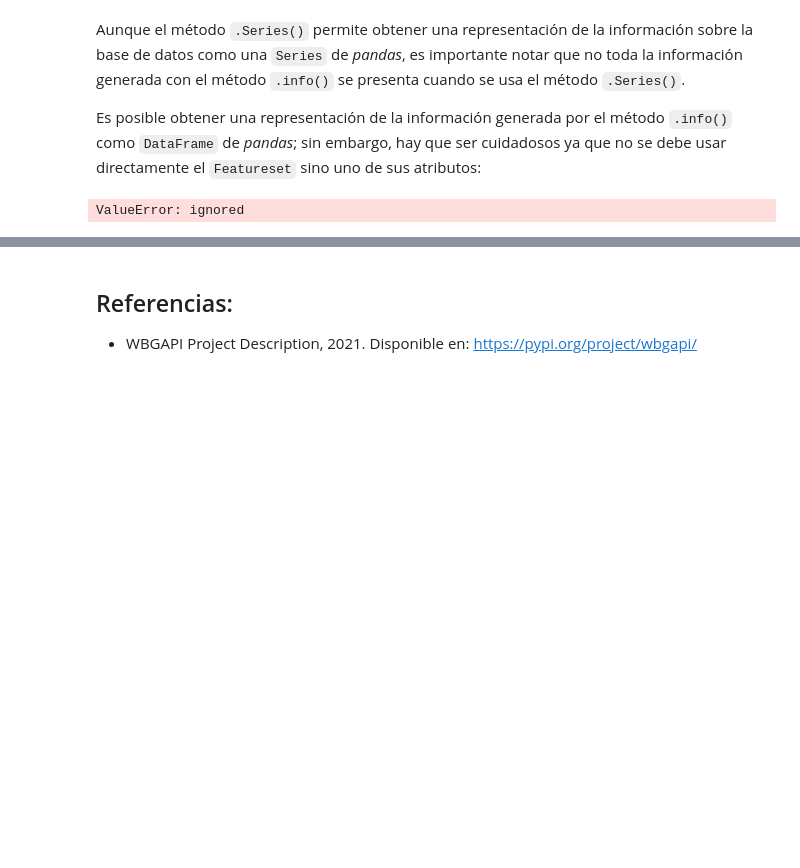
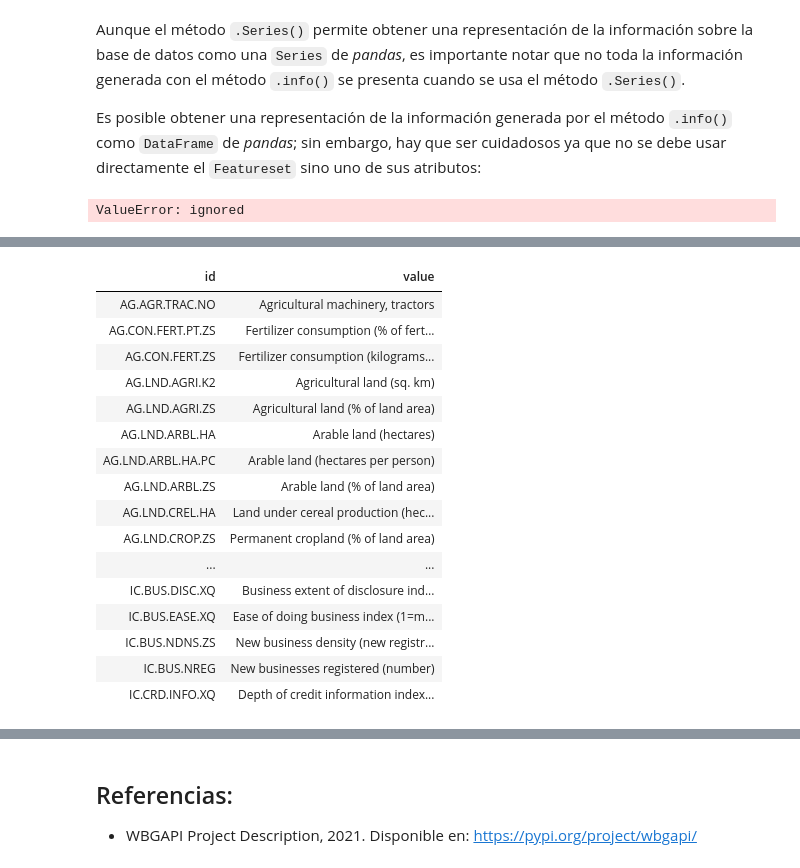
Before and after one commit to FabianTriana/Web-Scraping-Obtencion-Datos, a Jupyter notebook: Banco Mundial WBGAPI.ipynb, the cells around one changed output, grey strips where cells are left out. Cells and saved outputs as stored; diff of their text form; code cells hidden in the pictures; blank space fills up the shorter version.

```diff
--- a/Banco Mundial WBGAPI.ipynb
+++ b/Banco Mundial WBGAPI.ipynb
@@ -135,0 +138,20 @@ pd.DataFrame(wb.source.info().table(),  columns = wb.source.info().columns)
+# %%
+wb.series.info()
+# %% [output]
+| id | value |
+| AG.AGR.TRAC.NO | Agricultural machinery, tractors |
+| AG.CON.FERT.PT.ZS | Fertilizer consumption (% of fert... |
+| AG.CON.FERT.ZS | Fertilizer consumption (kilograms... |
+| AG.LND.AGRI.K2 | Agricultural land (sq. km) |
+| AG.LND.AGRI.ZS | Agricultural land (% of land area) |
+| AG.LND.ARBL.HA | Arable land (hectares) |
+| AG.LND.ARBL.HA.PC | Arable land (hectares per person) |
+| AG.LND.ARBL.ZS | Arable land (% of land area) |
+| AG.LND.CREL.HA | Land under cereal production (hec... |
+| AG.LND.CROP.ZS | Permanent cropland (% of land area) |
+| ... | ... |
+| IC.BUS.DISC.XQ | Business extent of disclosure ind... |
+| IC.BUS.EASE.XQ | Ease of doing business index (1=m... |
+| IC.BUS.NDNS.ZS | New business density (new registr... |
+| IC.BUS.NREG | New businesses registered (number) |
+| IC.CRD.INFO.XQ | Depth of credit information index... |
```
Also changed, not shown: parts of 7 cells of this notebook.
